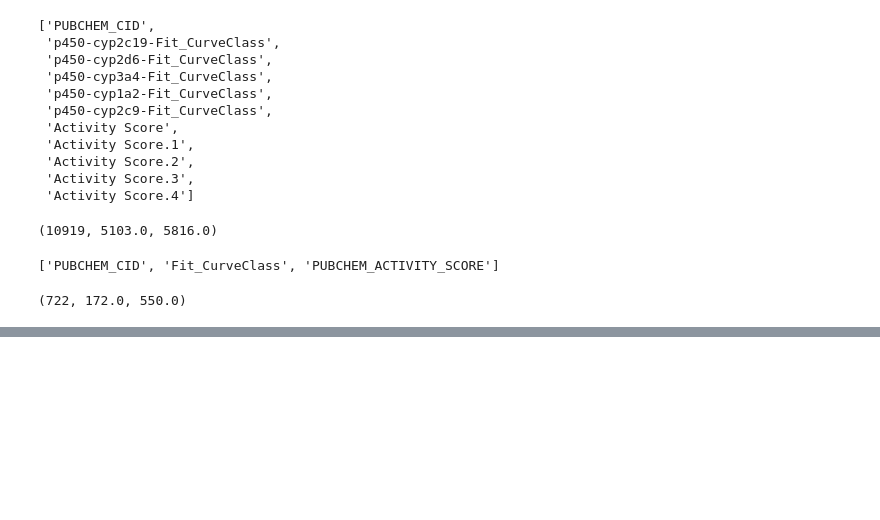
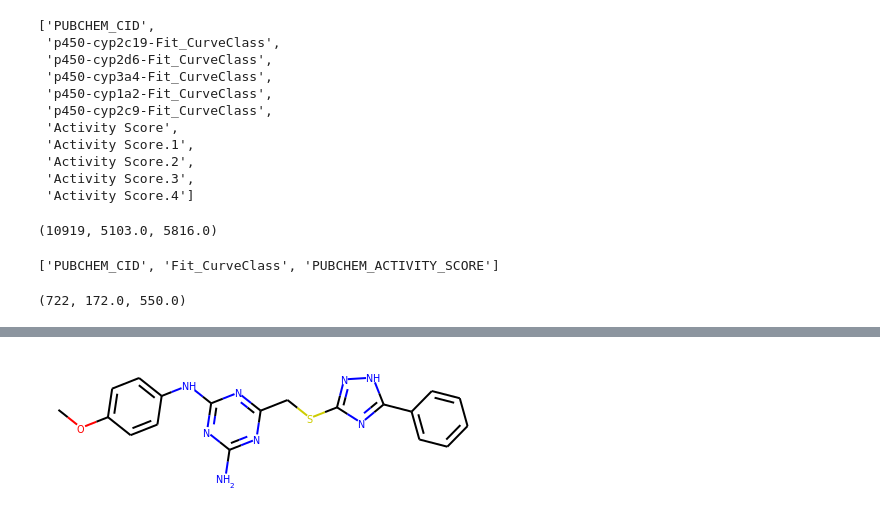
Before and after one commit to lilleswing/future_of_care, a Jupyter notebook: teacher_guide.ipynb, the cells around one changed output, grey strips where cells are left out. Saved outputs shown, nothing was run; the diff lists cells and outputs as text; code cells hidden in the pictures; blank space fills up the shorter version.

```diff
--- a/teacher_guide.ipynb
+++ b/teacher_guide.ipynb
@@ -153,0 +185,4 @@ len(y), sum(y),  len(y) - sum(y)
+# %%
+X_train[5]
+# %% [output]
+[figure, added]
```
Also changed, not shown: parts of 63 cells of this notebook, 1 other file.
